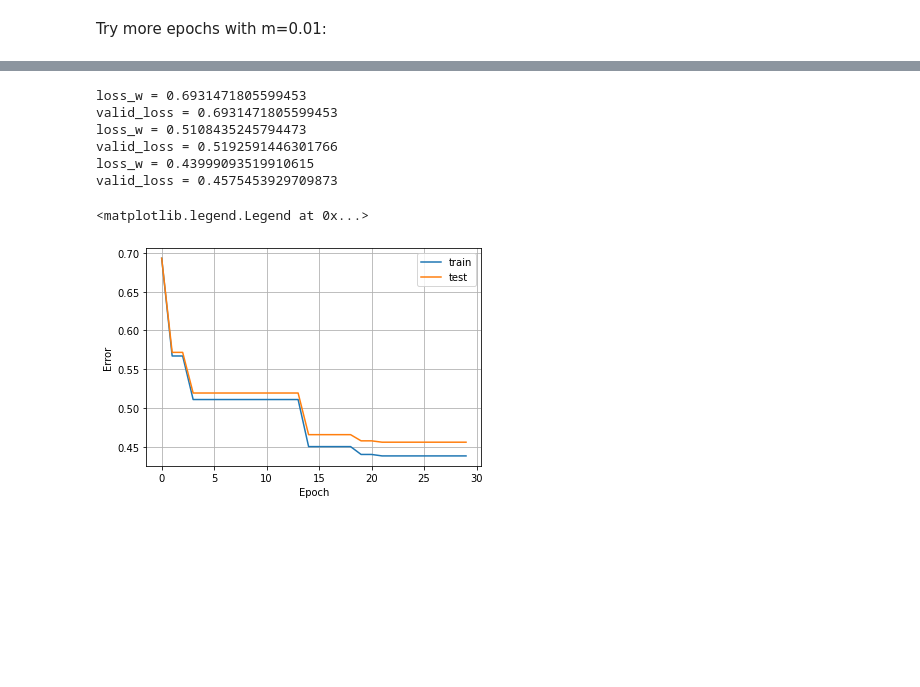
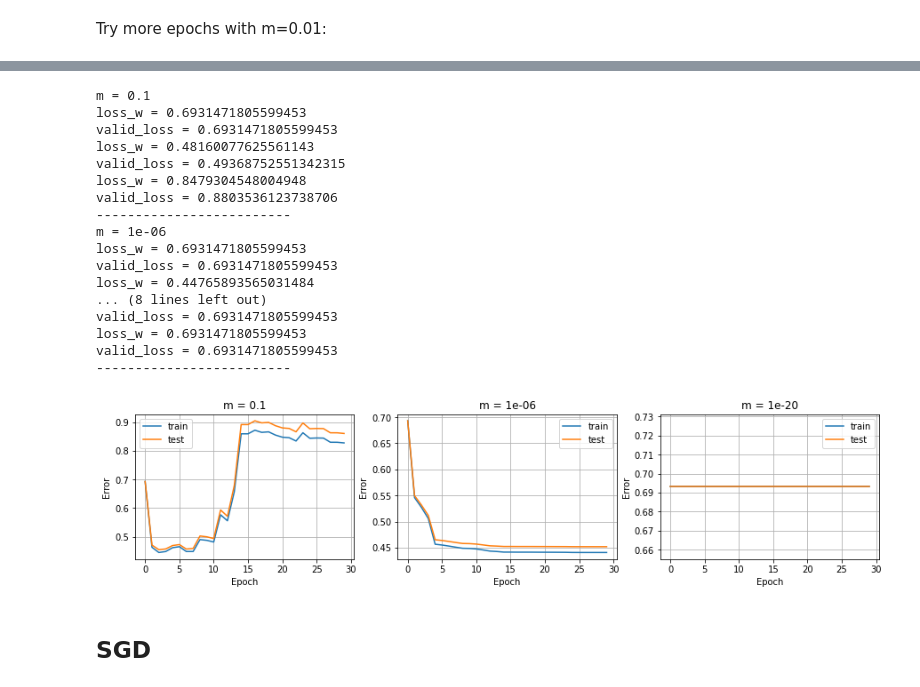
Before and after one commit to msorins/OptoML_course_proj, a Jupyter notebook: classification_zo.ipynb, the cells around one changed output, grey strips where cells are left out. Cells and saved outputs as stored; diff of their text form; code cells hidden in the pictures; blank space fills up the shorter version.

```diff
--- a/classification_zo.ipynb
+++ b/classification_zo.ipynb
@@ -123,0 +141,6 @@ for i in range(len(axs)):
+# %%
+final_losses = [valid_loss_list[i][-1] for i in range(len(m_vals))]
+best_error = np.min(final_losses)
+best_error_ind = np.where(final_losses == best_error)
+best_m = m_vals[best_error_ind[0][0]]
+best_m
@@ -191,22 +215,50 @@ plt.legend()
+# %%
+m_vals = [0.1, best_m, 1e-20]
 # %%
-w, losses, valid_losses = random_search(30, X_train, y_train, X_valid, y_valid, 1e-5, 1e-18, log_loss)
+loss_list = []
+valid_loss_list = []
+
+for m in m_vals:
+    print('m = {}'.format(m))
+    w, losses, valid_losses = random_search(30, X_train, y_train, X_valid, y_valid, 1e-5, m, log_loss)
+    loss_list.append(losses)
+    valid_loss_list.append(valid_losses)
+    print('-------------------------')
 # %% [output]
+m = 0.1
 loss_w = 0.6931471805599453
 valid_loss = 0.6931471805599453
-loss_w = 0.5108435245794473
-valid_loss = 0.5192591446301766
-loss_w = 0.43999093519910615
-valid_loss = 0.4575453929709873
+loss_w = 0.48160077625561143
+valid_loss = 0.49368752551342315
+loss_w = 0.8479304548004948
+valid_loss = 0.8803536123738706
+-------------------------
+m = 1e-06
+loss_w = 0.6931471805599453
+valid_loss = 0.6931471805599453
+loss_w = 0.44765893565031484
+... (8 lines left out)
+valid_loss = 0.6931471805599453
+loss_w = 0.6931471805599453
+valid_loss = 0.6931471805599453
+-------------------------
-# %%
-plt.plot(list(range(30)), losses, label = 'train')
-plt.plot(list(range(30)), valid_losses, label = 'test')
-plt.xlabel('Epoch')
-plt.ylabel('Error')
-plt.grid()
-plt.legend()
-# %% [output]
-<matplotlib.legend.Legend at 0x...>
-[figure, removed]
+# %%
+fig, axs = plt.subplots(1,3,sharey=False, sharex=True, figsize=(15,3))
+
+for i in range(len(axs)):
+    axs[i].plot(list(range(30)), loss_list[i], label = 'train')
+    axs[i].plot(list(range(30)), valid_loss_list[i], label = 'test')
+    axs[i].set_xlabel('Epoch')
+    axs[i].set_ylabel('Error')
+    axs[i].set_title('m = {}'.format(m_vals[i]))
+    axs[i].grid()
+    axs[i].legend()
+
+plt.savefig('figs/m_examples')
+# %% [output]
+[figure, added]
+# %% [markdown]
+## SGD
 # %%
 from sklearn.linear_model import LogisticRegression, SGDClassifier
 # %%
```
Also changed, not shown: parts of 22 cells of this notebook.
